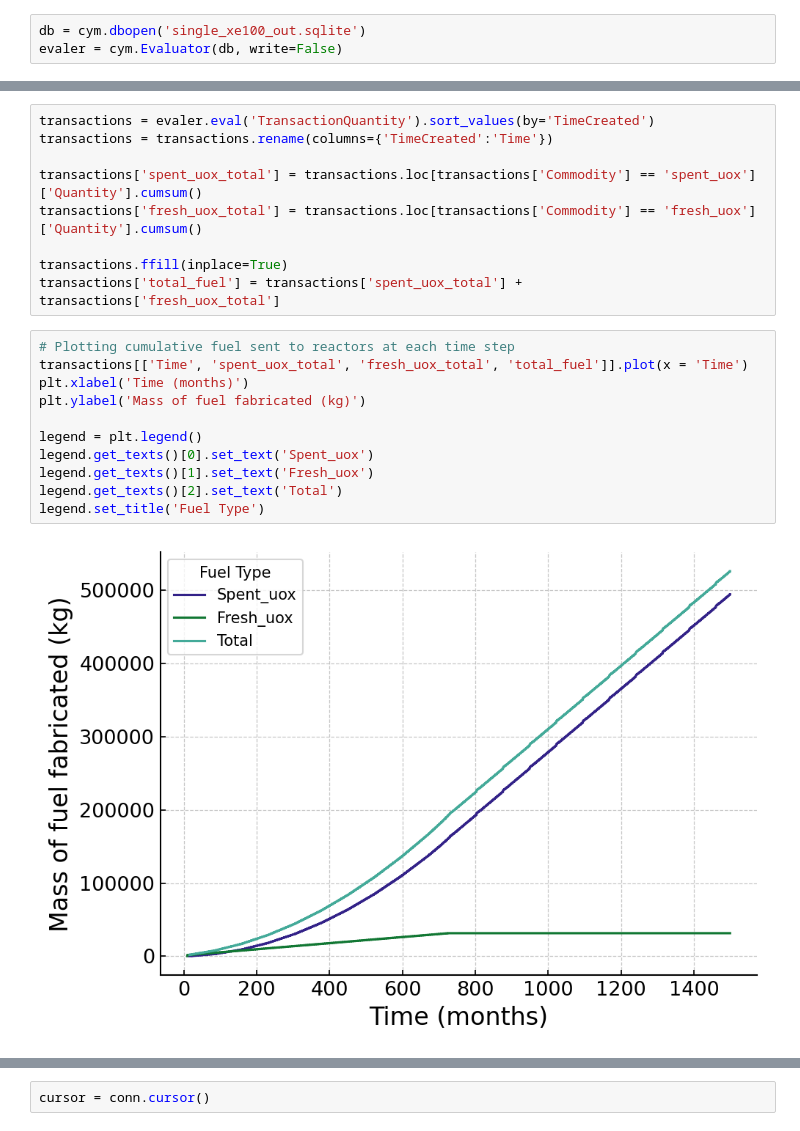
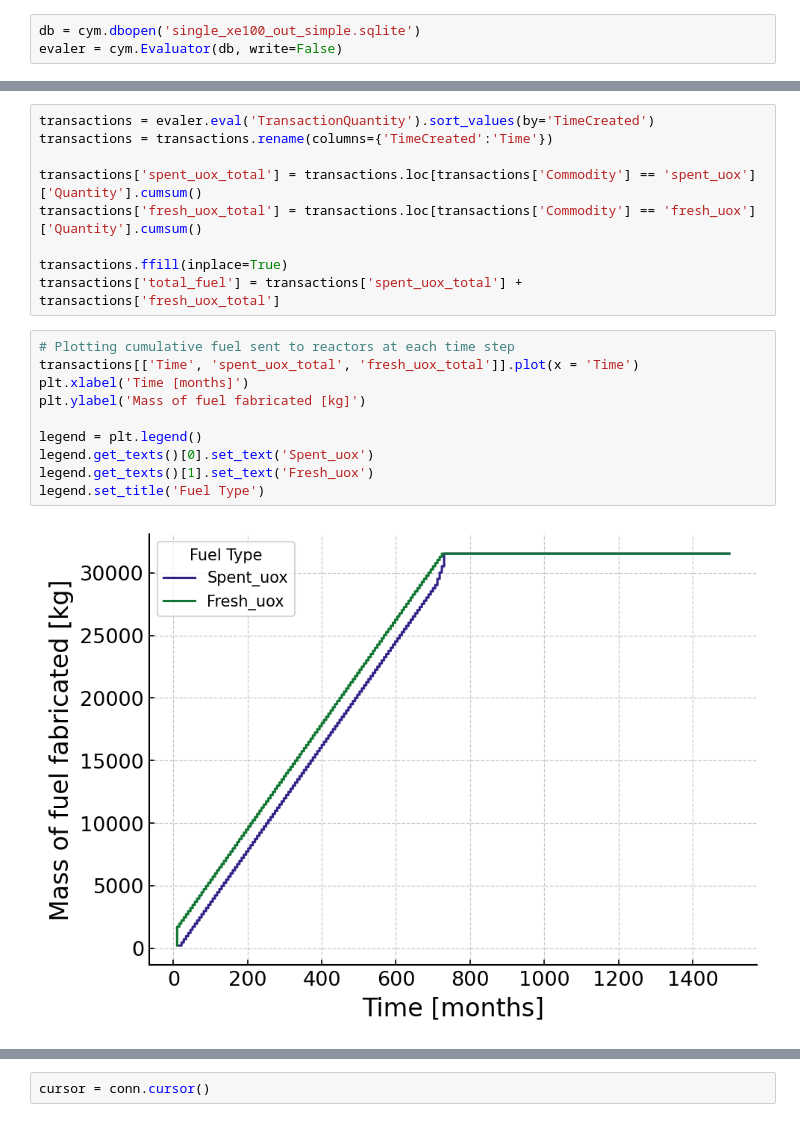
Before and after one commit to nsryan2/transition-scenarios, a Jupyter notebook: scenarios/triso/single_model_requirements/single_xe100_analysis.ipynb, the cells around one changed output, grey strips where cells are left out. Saved outputs shown, nothing was run; the diff lists cells and outputs as text.

```diff
--- a/scenarios/triso/single_model_requirements/single_xe100_analysis.ipynb
+++ b/scenarios/triso/single_model_requirements/single_xe100_analysis.ipynb
@@ -23,3 +18,3 @@ ProgrammingError: Cannot operate on a closed database.
 # %%
-db = cym.dbopen('single_xe100_out.sqlite')
+db = cym.dbopen('single_xe100_out_simple.sqlite')
 evaler = cym.Evaluator(db, write=False)
@@ -174,14 +107,13 @@ transactions.ffill(inplace=True)
 transactions['total_fuel'] = transactions['spent_uox_total'] + transactions['fresh_uox_total']
 # %%
 # Plotting cumulative fuel sent to reactors at each time step
-transactions[['Time', 'spent_uox_total', 'fresh_uox_total', 'total_fuel']].plot(x = 'Time')
-plt.xlabel('Time (months)')
-plt.ylabel('Mass of fuel fabricated (kg)')
+transactions[['Time', 'spent_uox_total', 'fresh_uox_total']].plot(x = 'Time')
+plt.xlabel('Time [months]')
+plt.ylabel('Mass of fuel fabricated [kg]')
 
 legend = plt.legend()
 legend.get_texts()[0].set_text('Spent_uox')
 legend.get_texts()[1].set_text('Fresh_uox')
-legend.get_texts()[2].set_text('Total')
 legend.set_title('Fuel Type')
 # %% [output]
-[figure, old version]
+[figure, new version]
```
Also changed, not shown: parts of 58 cells of this notebook, 1 other file.
